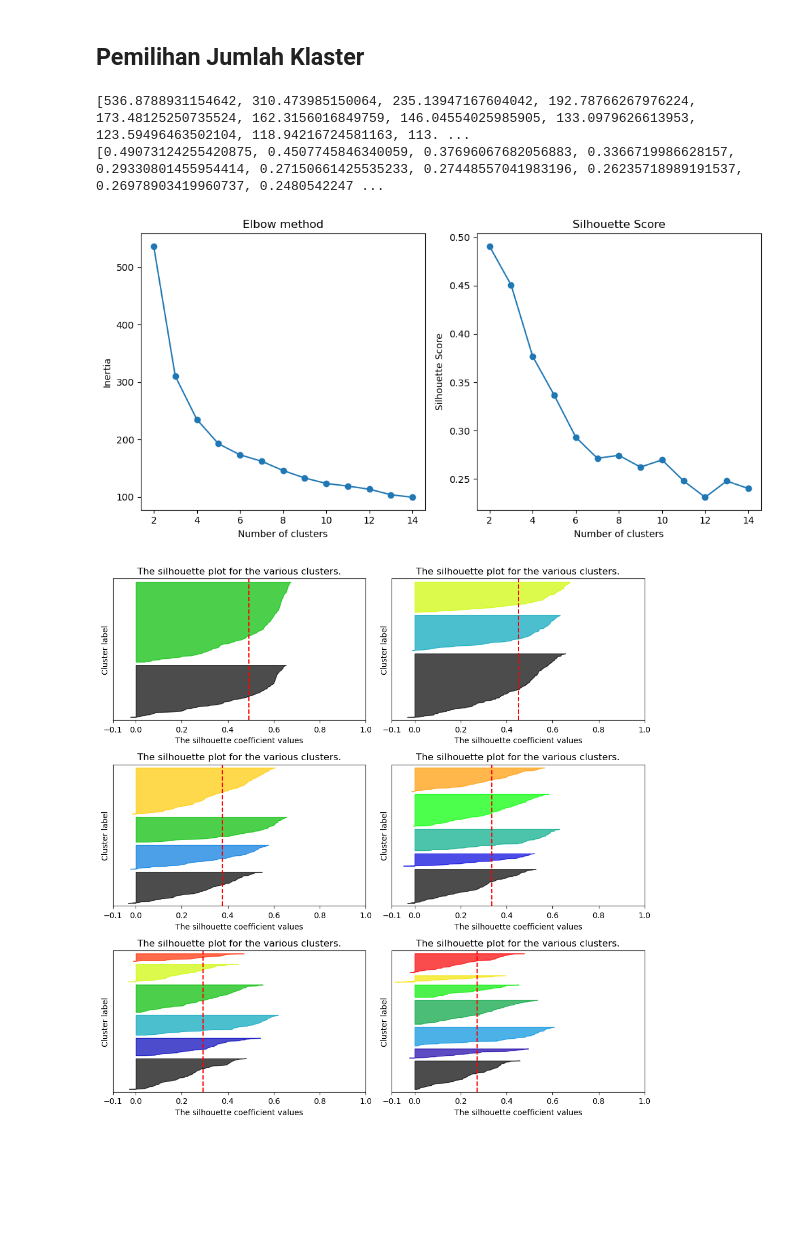
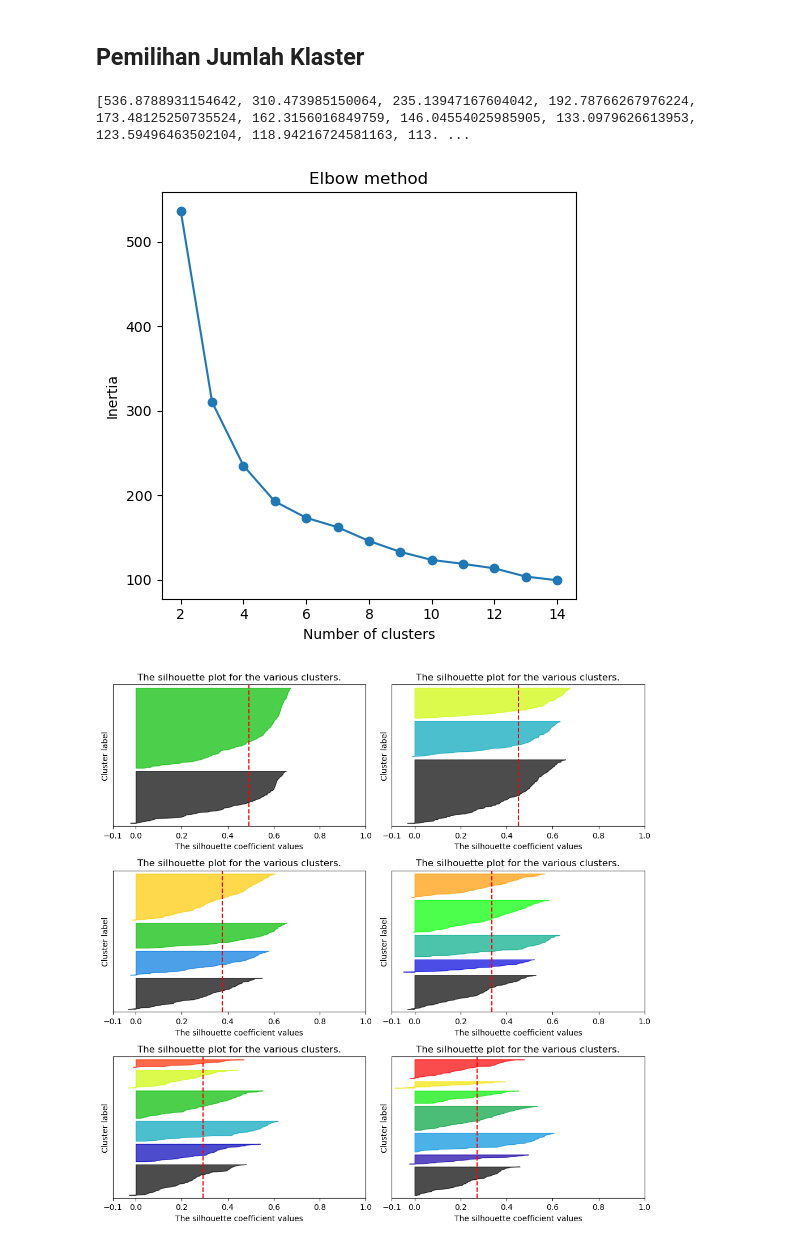
Before and after one commit to Faridwm/PBI_Rakamin-X-Kalbe_Data-Scientist, a Jupyter notebook: PBI ML.ipynb, the cells around one changed output. Drawn from its saved outputs; the diff is of its cells as text; code cells hidden in the pictures; blank space fills up the shorter version.

```diff
--- a/PBI ML.ipynb
+++ b/PBI ML.ipynb
@@ -778,24 +819,16 @@ for i in kmeans_list:
     sil_score.append(silhouette_score(scaler_data, labels, random_state=42))
 # %%
 print(inertia)
-print(sil_score)
-fig, axes = plt.subplots(1, 2, figsize=(10, 5))
-axes[0].plot(k, inertia, marker='o')
-axes[0].set_title('Elbow method')
-axes[0].set_xlabel('Number of clusters')
-axes[0].set_ylabel('Inertia')
-
-axes[1].plot(k, sil_score, marker='o')
-axes[1].set_title('Silhouette Score')
-axes[1].set_xlabel('Number of clusters')
-axes[1].set_ylabel('Silhouette Score')
-
+fig, ax = plt.subplots(figsize=(5, 5))
+ax.plot(k, inertia, marker='o')
+ax.set_title('Elbow method')
+ax.set_xlabel('Number of clusters')
+ax.set_ylabel('Inertia')
 plt.tight_layout()
 plt.show()
 # %% [output]
 [536.8788931154642, 310.473985150064, 235.13947167604042, 192.78766267976224, 173.48125250735524, 162.3156016849759, 146.04554025985905, 133.0979626613953, 123.59496463502104, 118.94216724581163, 113. ...
-[0.49073124255420875, 0.4507745846340059, 0.37696067682056883, 0.3366719986628157, 0.29330801455954414, 0.27150661425535233, 0.27448557041983196, 0.26235718989191537, 0.26978903419960737, 0.2480542247 ...
-[figure, old version]
+[figure, new version]
 # %%
 fig, axes = plt.subplots(3, 2, figsize=(10, 10))
 for j, kmeans in enumerate(kmeans_list[:6]):
```
Also changed, not shown: parts of 70 cells of this notebook, 3 other files.
